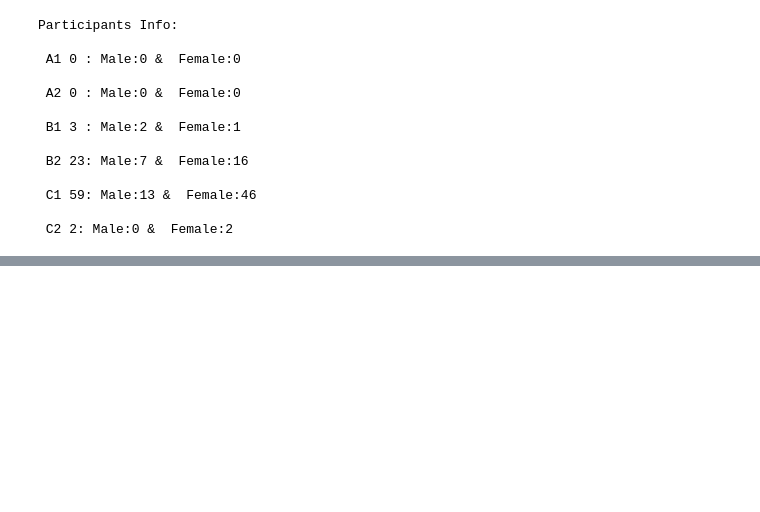
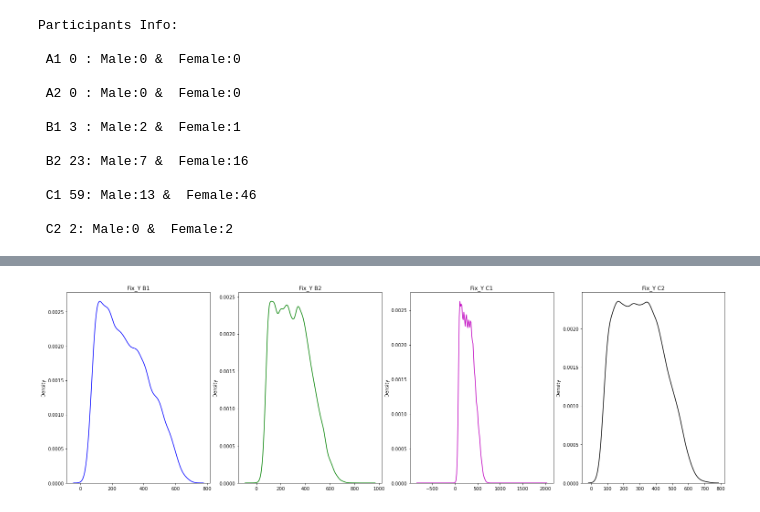
Before and after one commit to mvkairov/meco, a Jupyter notebook: Notebooks/a02_ru_fix_demo_analysis.ipynb, the cells around one changed output, grey strips where cells are left out. Saved outputs shown, nothing was run; the diff lists cells and outputs as text; code cells hidden in the pictures; blank space fills up the shorter version.

```diff
--- a/Notebooks/a02_ru_fix_demo_analysis.ipynb
+++ b/Notebooks/a02_ru_fix_demo_analysis.ipynb
@@ -222,0 +272,31 @@ Participants Info:
+# %%
+
+
+fig = plt.figure(figsize=(25, 7))
+fig.subplots_adjust(left=0.1, bottom=0.05, )
+
+
+
+# B1
+ax = fig.add_subplot(141)
+sns.kdeplot(b1.Fix_Y.values, color='b')
+ax.set_title("Fix_Y B1")
+
+# B2
+ax = fig.add_subplot(142)
+sns.kdeplot(b2.Fix_Y.values, color='g')
+ax.set_title("Fix_Y B2")
+
+# C1
+ax = fig.add_subplot(143)
+sns.kdeplot(c1.Fix_Y.values, color='m')
+ax.set_title("Fix_Y C1")
+
+# C2
+ax = fig.add_subplot(144)
+sns.kdeplot(c2.Fix_Y.values, color='k')
+ax.set_title("Fix_Y C2")
+
+plt.show()
+# %% [output]
+[figure, added]
```
Also changed, not shown: parts of 11 cells of this notebook.
